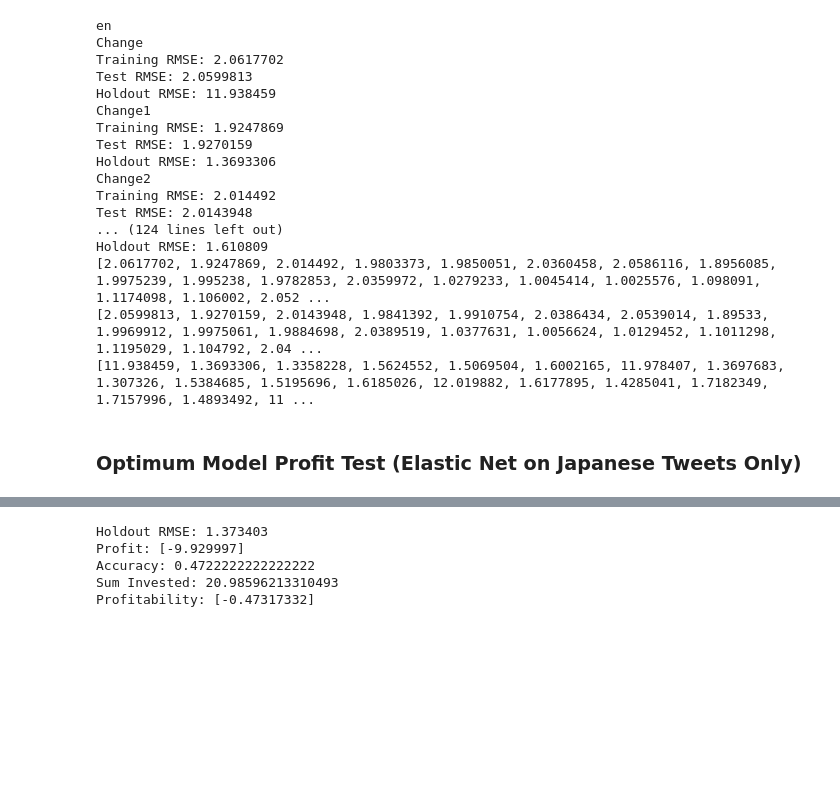
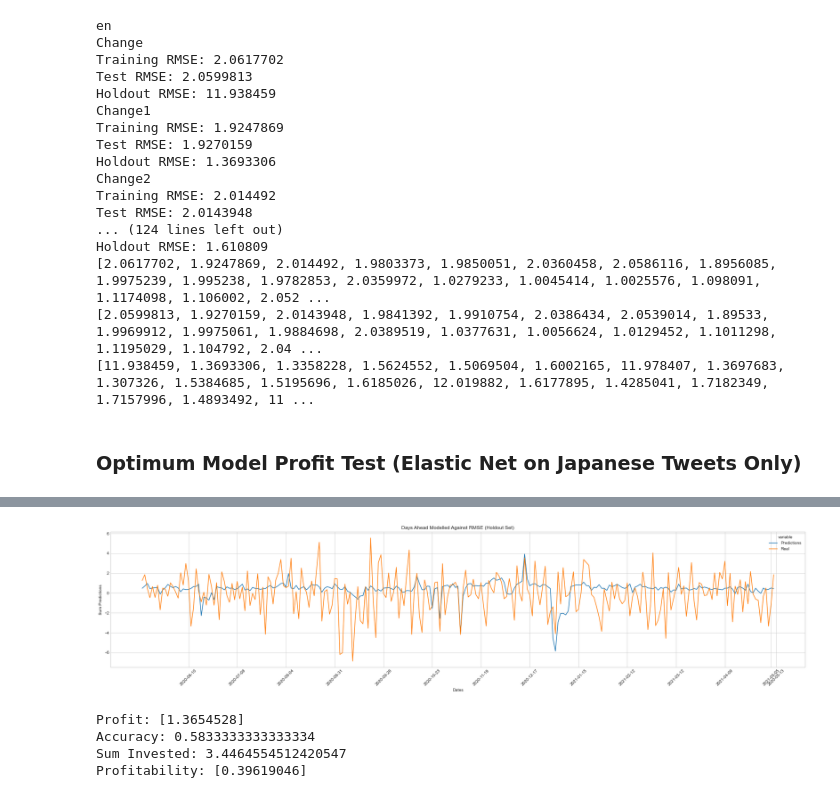
Before and after one commit to nathanindrakumar/Final_Project, a Jupyter notebook: AltRegSol.ipynb, the cells around one changed output, grey strips where cells are left out. Drawn from its saved outputs; the diff is of its cells as text; code cells hidden in the pictures; blank space fills up the shorter version.

```diff
--- a/AltRegSol.ipynb
+++ b/AltRegSol.ipynb
@@ -1251,7 +1251,7 @@ Holdout RMSE: 1.610809
 ### Optimum Model Profit Test (Elastic Net on Japanese Tweets Only)
 # %%
 lang = 'ja'
-y = merged[['Change','Change1','Change2','Change3','Change4','Change5']].loc[merged['lang'] == lang]
+y = merged[['Change','Change1','Change2','Change3','Change4','Change5','usedate2']].loc[merged['lang'] == lang]
 index = merged.index[merged['lang'] == lang].tolist()
 X = pd.DataFrame(X_initial)
 X['lang'] = merged['lang']
@@ -1282,3 +1282,25 @@ y_holdout2 = y_holdout2.values.reshape(-1,1)
 y_train2 = y_train2.astype(np.float32)
 y_test2 = y_test2.astype(np.float32)
 y_holdout2 = y_holdout2.astype(np.float32)
+# %%
+from sklearn.linear_model import ElasticNet
+ElasticNet_model = ElasticNet(alpha = 0.001336384793716608, l1_ratio = 0.5614646637105133)
+
+
+def typechange(x):
+    return x.astype(dtype = np.float32)
+typetransform = FunctionTransformer(typechange)
+
+pipe = Pipeline([("tfidf_vector_com", TfidfVectorizer(tokenizer=identity_tokenizer, input="array", lowercase=False, norm="l2", max_features=None, sublinear_tf=True,token_pattern=r'[^\s]+')), ("typetransform", typetransform), ("ElasticNet_model", ElasticNet_model)])
+
+pipe.fit(X=x_train, y=y_train2)
+
+y_pred_test_elastic = pipe.predict(x_test)
+
+rmse = mean_squared_error(y_test2, y_pred_test_elastic, squared = False)
+print('Test RMSE:', rmse)
+
+y_pred_holdout_elastic = pipe.predict(x_holdout)
+
+rmse = mean_squared_error(y_holdout2, y_pred_holdout_elastic, squared = False)
+print('Holdout RMSE:', rmse)
@@ -1285,21 +1349,25 @@ y_holdout2 = y_holdout2.astype(np.float32)
+# %%
+# predsuml = [item for sublist in predsumlist for item in sublist]
+realal = [item for sublist in realalist for item in sublist]
+
+diction = {"Predictions": predsumlist, "Real": realal, "Dates": unique}
+dfsea = pd.DataFrame(diction)
+dfsea = dfsea.sort_values(by=['Dates'])
+plt.style.use('seaborn-whitegrid')
+
+# sortedlist = np.sort(unique)
+# sortedlist = sortedlist[0::19]
+
+fig_dims = (30, 6);
+fig, ax = plt.subplots(figsize=fig_dims);
+sns.lineplot(x='Dates',y='value',hue='variable',ax=ax, data = pd.melt(dfsea,["Dates"]))
+ax.set(xlabel='Dates',ylabel='Sum Predictions',title='Days Ahead Modelled Against RMSE (Holdout Set)')
+plt.xticks(['2020-05-13','2020-06-10', '2020-07-08', '2020-08-04', '2020-08-31',
+ '2020-09-28', '2020-10-23', '2020-11-19', '2020-12-17', '2021-01-15',
+ '2021-02-12', '2021-03-12', '2021-04-09','2021-05-05'],rotation=45);
+# %% [output]
+[figure, added]
 # %%
-from sklearn.linear_model import ElasticNet
-ElasticNet_model = ElasticNet(alpha = 0.001336384793716608, l1_ratio = 0.5614646637105133)
-
-
-def typechange(x):
-    return x.astype(dtype = np.float32)
-typetransform = FunctionTransformer(typechange)
-
-pipe = Pipeline([("tfidf_vector_com", TfidfVectorizer(tokenizer=identity_tokenizer, input="array", lowercase=False, norm="l2", max_features=None, sublinear_tf=True,token_pattern=r'[^\s]+')), ("typetransform", typetransform), ("ElasticNet_model", ElasticNet_model)])
-
-pipe.fit(X=x_train_ah, y=y_train2)
-
-y_pred_holdout_elastic = pipe.predict(x_holdout)
-
-rmse = mean_squared_error(y_holdout2, y_pred_holdout_elastic, squared = False)
-print('Holdout RMSE:', rmse)
-
 modelpreds = y_pred_holdout_elastic
 y = y_holdout2
 z = y_holdout_dates2
@@ -1318,7 +1386,8 @@ for uni in unique:
             predsum += pred
             predcount += 1
             reala = real
-    predsum = (predsum/predcount)*14.77377722861989
+    predsum = ((predsum/predcount)*14.77377722861989)+1
+#     predsum = (predsum/600)+1
     invested += abs(predsum)
     daychange = predsum * reala
     predsumlist.append(predsum)
@@ -1333,8 +1402,7 @@ print("Accuracy:", (bullorbearcount/len(unique)))
 print("Sum Invested:", invested)
 print("Profitability:", (profit/invested))
 # %% [output]
-Holdout RMSE: 1.373403
-Profit: [-9.929997]
-Accuracy: 0.4722222222222222
-Sum Invested: 20.98596213310493
-Profitability: [-0.47317332]
+Profit: [1.3654528]
+Accuracy: 0.5833333333333334
+Sum Invested: 3.4464554512420547
+Profitability: [0.39619046]
```
Also changed, not shown: parts of 3 cells of this notebook, 11 other files.
